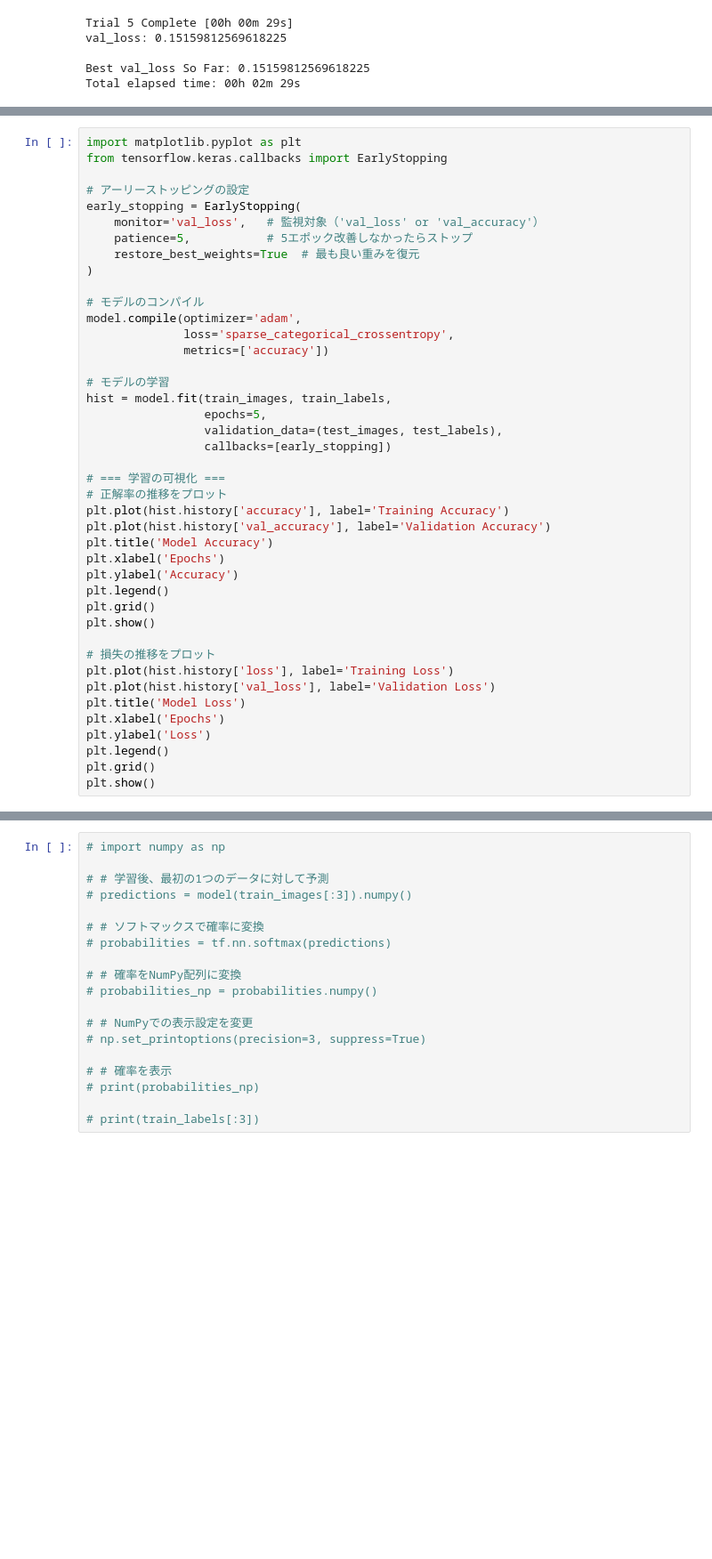
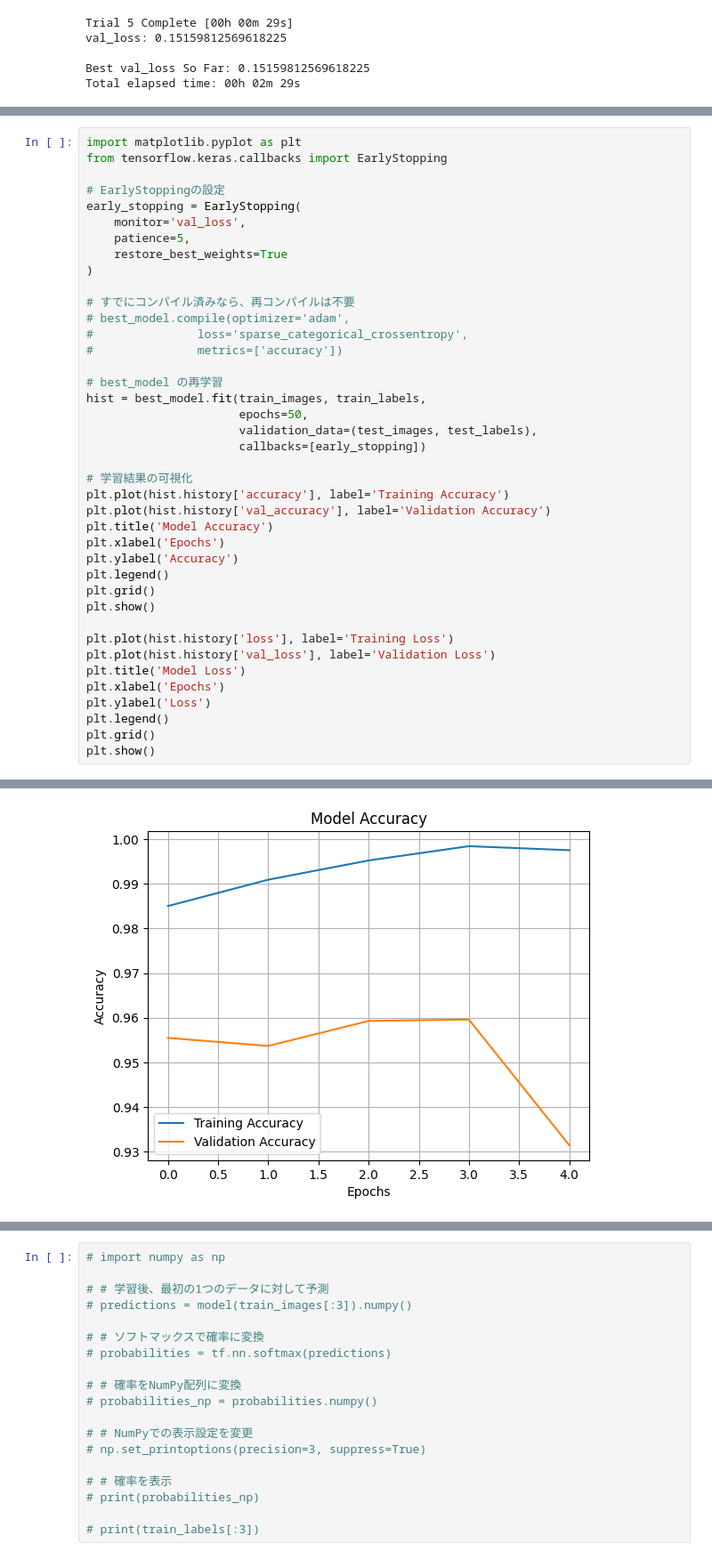
Before and after one commit to kusawokoshitemori/MachineLearningPractice, a Jupyter notebook: MachineLearningPractice.ipynb, the cells around one changed output, grey strips where cells are left out. Shown: that part at 89% size. Cells and saved outputs as stored; diff of their text form; blank space fills up the shorter version.

```diff
--- a/MachineLearningPractice.ipynb
+++ b/MachineLearningPractice.ipynb
@@ -136,26 +136,25 @@ print(sklearn.__version__)  # これでバージョンを確認
 import matplotlib.pyplot as plt
 from tensorflow.keras.callbacks import EarlyStopping
 
-# アーリーストッピングの設定
+# EarlyStoppingの設定
 early_stopping = EarlyStopping(
-    monitor='val_loss',   # 監視対象（'val_loss' or 'val_accuracy'）
-    patience=5,           # 5エポック改善しなかったらストップ
-    restore_best_weights=True  # 最も良い重みを復元
+    monitor='val_loss',
+    patience=5,
+    restore_best_weights=True
 )
 
-# モデルのコンパイル
-model.compile(optimizer='adam',
-              loss='sparse_categorical_crossentropy',
-              metrics=['accuracy'])
+# すでにコンパイル済みなら、再コンパイルは不要
+# best_model.compile(optimizer='adam',
+#               loss='sparse_categorical_crossentropy',
+#               metrics=['accuracy'])
 
-# モデルの学習
-hist = model.fit(train_images, train_labels,
-                 epochs=5,
-                 validation_data=(test_images, test_labels),
-                 callbacks=[early_stopping])
+# best_model の再学習
+hist = best_model.fit(train_images, train_labels,
+                      epochs=50,
+                      validation_data=(test_images, test_labels),
+                      callbacks=[early_stopping])
 
-# === 学習の可視化 ===
-# 正解率の推移をプロット
+# 学習結果の可視化
 plt.plot(hist.history['accuracy'], label='Training Accuracy')
 plt.plot(hist.history['val_accuracy'], label='Validation Accuracy')
 plt.title('Model Accuracy')
@@ -165,7 +164,6 @@ plt.legend()
 plt.grid()
 plt.show()
 
-# 損失の推移をプロット
 plt.plot(hist.history['loss'], label='Training Loss')
 plt.plot(hist.history['val_loss'], label='Validation Loss')
 plt.title('Model Loss')
@@ -174,3 +172,4 @@ plt.ylabel('Loss')
 plt.legend()
 plt.grid()
 plt.show()
+# %% [output]
@@ -176,0 +186 @@ plt.show()
+[figure, added]
```
Also changed, not shown: parts of 4 cells of this notebook.
